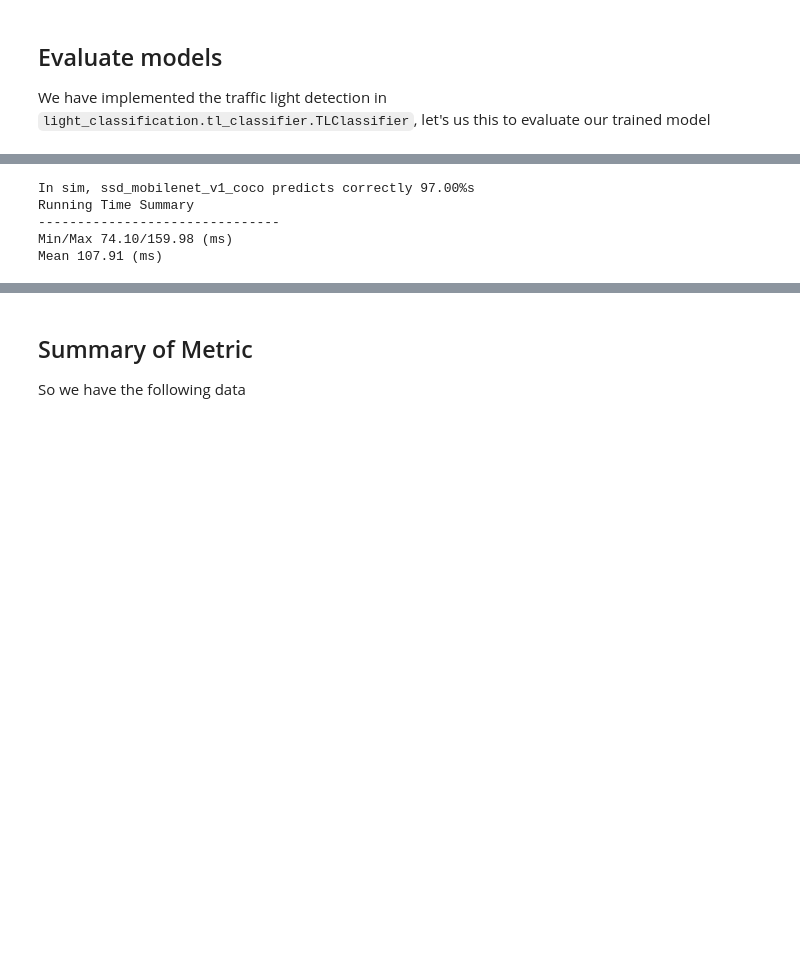
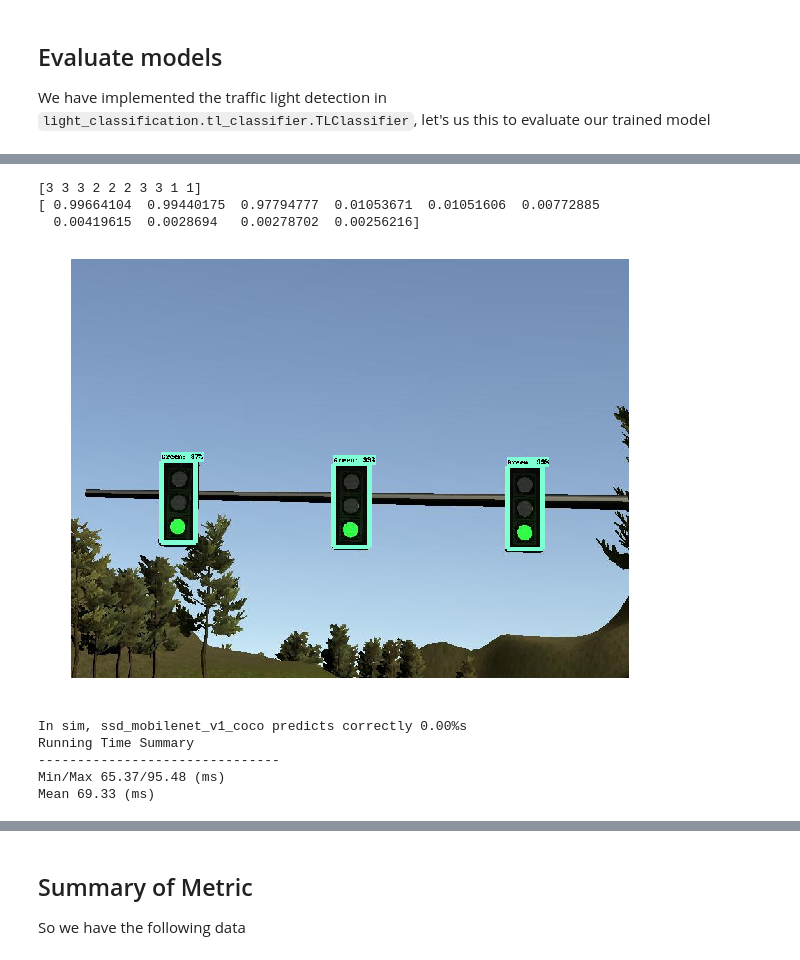
Before and after one commit to minh84/carnd_capstone_traffic_light, a Jupyter notebook: notebooks/traffic_light_object_detection_metric.ipynb, the cells around one changed output, grey strips where cells are left out. Saved outputs shown, nothing was run; the diff lists cells and outputs as text; code cells hidden in the pictures; blank space fills up the shorter version.

```diff
--- a/notebooks/traffic_light_object_detection_metric.ipynb
+++ b/notebooks/traffic_light_object_detection_metric.ipynb
@@ -122,13 +130,11 @@ SUPPORTED_MODELS = [
 DATA_CONFIG = {
     'real' : {'image_h' : 1096,
               'image_w' : 1368,
-              'samples' : samples_real,
-              'data_dir' : REAL_DIR
+              'samples' : samples_real
              },
     'sim'  : {'image_h' : 600,
               'image_w' : 800,
-              'samples' : samples_sim,
-              'data_dir' : SIM_DIR
+              'samples' : samples_sim
              }
 }
 # %%
@@ -198 +228,3 @@ def analyse_runtime(running_time):
+# %%
+samples = samples_sim
 # %% [markdown]
@@ -200 +232,3 @@ def analyse_runtime(running_time):
+# %%
+ssd_mobilenet_v1_coco_sim = import_model('ssd_mobilenet_v1_coco', 'sim')
 # %%
@@ -216,0 +238,6 @@ Done sample 277-th in 92.32 mss
+# %%
+ssd_mobilenet_v1_coco_sim.session.run(
+    [ssd_mobilenet_v1_coco_sim.detection_boxes],
+    feed_dict={
+        ssd_mobilenet_v1_coco_sim.image_tensor: np.expand_dims(img, axis=0)
+    })
@@ -216,0 +255,7 @@ Done sample 277-th in 92.32 mss
+# %%
+visualize_model(ssd_mobilenet_v1_coco_sim, samples[0])
+# %% [output]
+[3 3 3 2 2 2 3 3 1 1]
+[ 0.99664104  0.99440175  0.97794777  0.01053671  0.01051606  0.00772885
+  0.00419615  0.0028694   0.00278702  0.00256216]
+[figure, added]
@@ -217,9 +264,9 @@ Done sample 277-th in 92.32 mss
 # %%
-print('In sim, ssd_mobilenet_v1_coco predicts correctly {:.2f}%s'.format(accuracy))
+print('In sim, ssd_mobilenet_v1_coco predicts correctly {:.2f}%s'.format(100*accuracy))
 analyse_runtime(running_time)
 # %% [output]
-In sim, ssd_mobilenet_v1_coco predicts correctly 97.00%s
+In sim, ssd_mobilenet_v1_coco predicts correctly 0.00%s
 Running Time Summary
 -------------------------------
-Min/Max 74.10/159.98 (ms)
-Mean 107.91 (ms)
+Min/Max 65.37/95.48 (ms)
+Mean 69.33 (ms)
```
Also changed, not shown: parts of 12 cells of this notebook, 8 other files.
